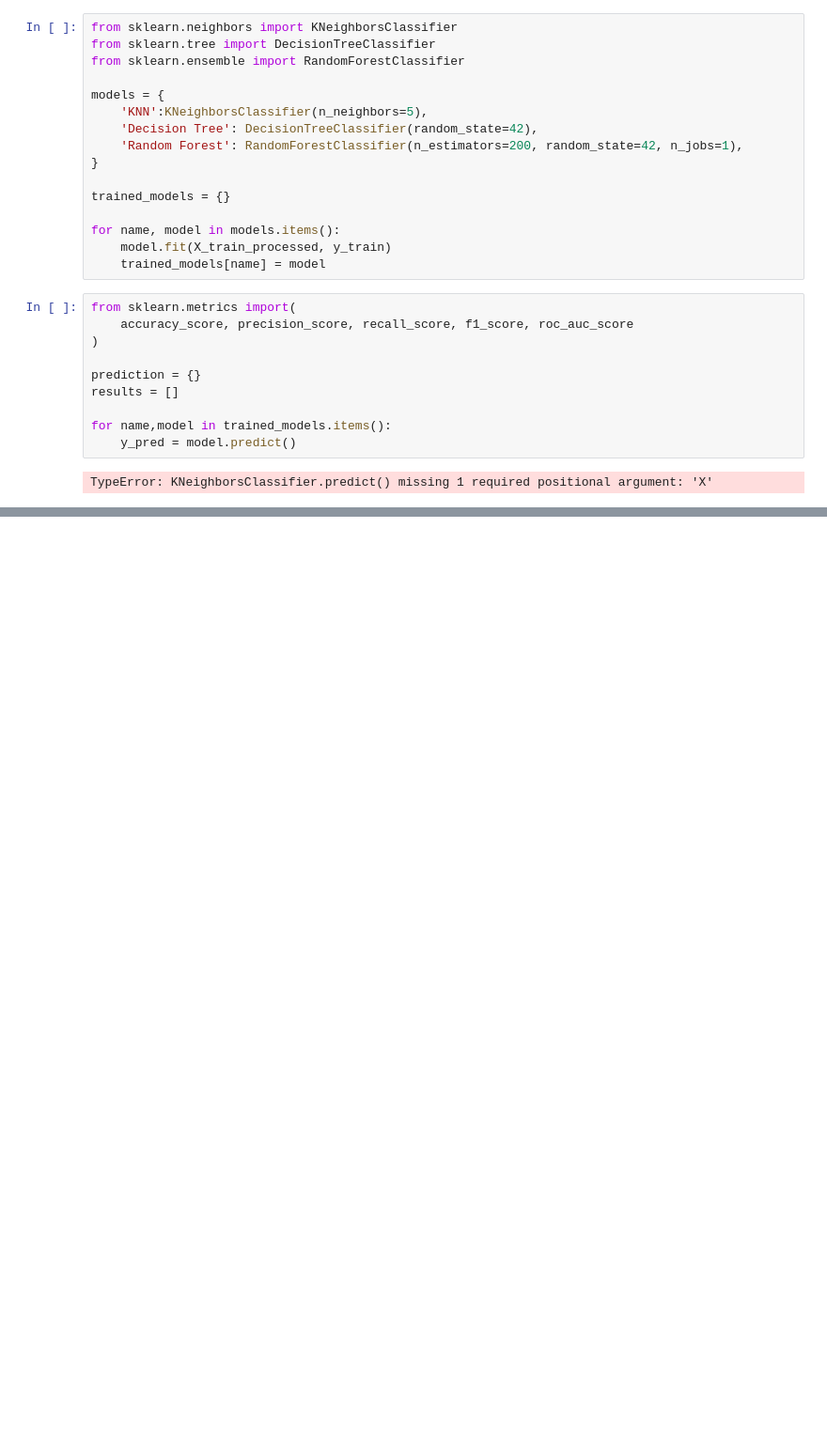
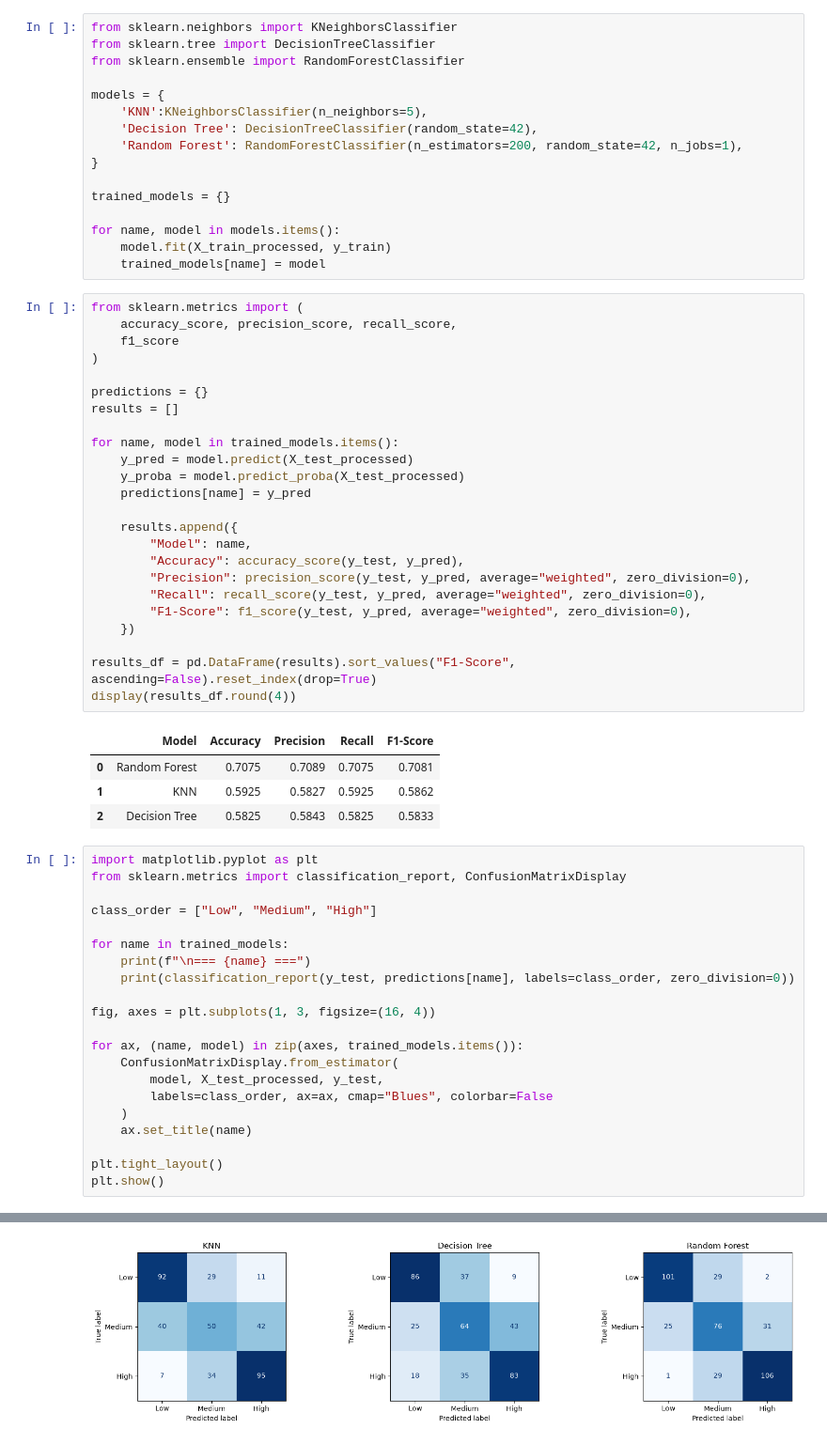
Before and after one commit to MouadBoumahdi/Student-Mental-Health, a Jupyter notebook: notebooks/02_preprocessing.ipynb, the cells around one changed output, grey strips where cells are left out. Shown at 94% size. Saved outputs shown, nothing was run; the diff lists cells and outputs as text; blank space fills up the shorter version.

Commit message:
Add Confusion matrix

```diff
--- a/notebooks/02_preprocessing.ipynb
+++ b/notebooks/02_preprocessing.ipynb
@@ -102,14 +102,53 @@ for name, model in models.items():
     model.fit(X_train_processed, y_train)
     trained_models[name] = model
 # %%
-from sklearn.metrics import(
-    accuracy_score, precision_score, recall_score, f1_score, roc_auc_score
+from sklearn.metrics import (
+    accuracy_score, precision_score, recall_score,
+    f1_score
 )
 
-prediction = {}
+predictions = {}
 results = []
 
-for name,model in trained_models.items():
-    y_pred = model.predict()
+for name, model in trained_models.items():
+    y_pred = model.predict(X_test_processed)
+    y_proba = model.predict_proba(X_test_processed)
+    predictions[name] = y_pred
+
+    results.append({
+        "Model": name,
+        "Accuracy": accuracy_score(y_test, y_pred),
+        "Precision": precision_score(y_test, y_pred, average="weighted", zero_division=0),
+        "Recall": recall_score(y_test, y_pred, average="weighted", zero_division=0),
+        "F1-Score": f1_score(y_test, y_pred, average="weighted", zero_division=0),
+    })
+
+results_df = pd.DataFrame(results).sort_values("F1-Score", ascending=False).reset_index(drop=True)
+display(results_df.round(4))
 # %% [output]
-TypeError: KNeighborsClassifier.predict() missing 1 required positional argument: 'X'
+|  | Model | Accuracy | Precision | Recall | F1-Score |
+| 0 | Random Forest | 0.7075 | 0.7089 | 0.7075 | 0.7081 |
+| 1 | KNN | 0.5925 | 0.5827 | 0.5925 | 0.5862 |
+| 2 | Decision Tree | 0.5825 | 0.5843 | 0.5825 | 0.5833 |
+# %%
+import matplotlib.pyplot as plt
+from sklearn.metrics import classification_report, ConfusionMatrixDisplay
+
+class_order = ["Low", "Medium", "High"]
+
+for name in trained_models:
+    print(f"\n=== {name} ===")
+    print(classification_report(y_test, predictions[name], labels=class_order, zero_division=0))
+
+fig, axes = plt.subplots(1, 3, figsize=(16, 4))
+
+for ax, (name, model) in zip(axes, trained_models.items()):
+    ConfusionMatrixDisplay.from_estimator(
+        model, X_test_processed, y_test,
+        labels=class_order, ax=ax, cmap="Blues", colorbar=False
+    )
+    ax.set_title(name)
+
+plt.tight_layout()
+plt.show()
+# %% [output]
@@ -115,0 +172 @@ TypeError: KNeighborsClassifier.predict() missing 1 required positional argument
+[figure, added]
```
Also changed, not shown: parts of 1 cell of this notebook.
